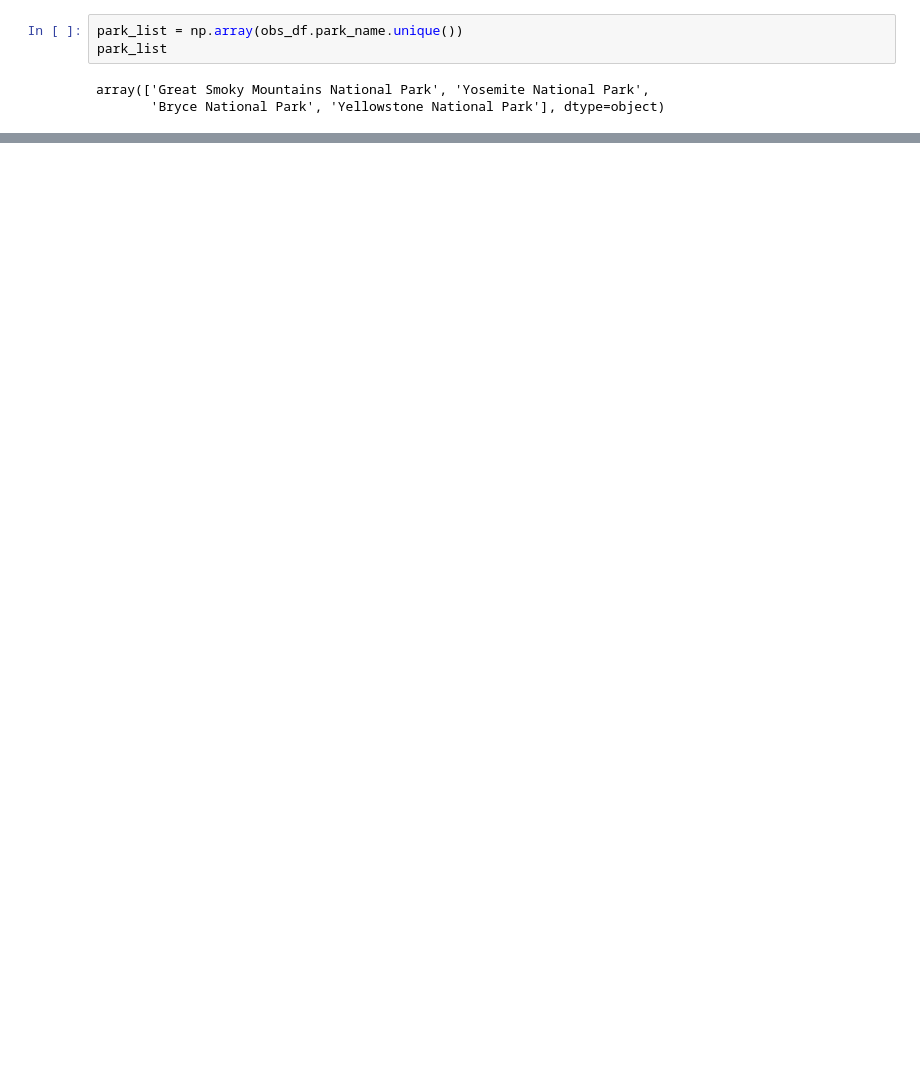
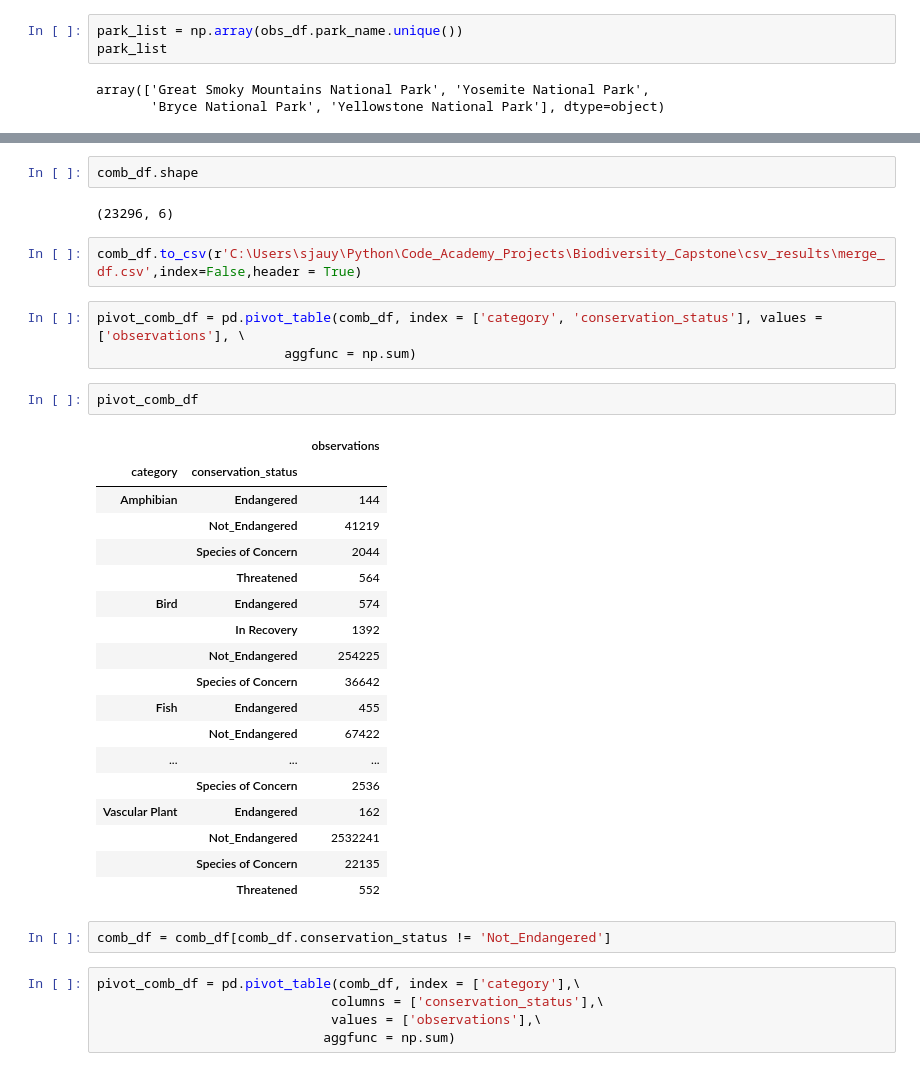
Before and after one commit to sauyeung92/Biodiversity_Capstone, a Jupyter notebook: biodiversity.ipynb, the cells around one changed output, grey strips where cells are left out. Cells and saved outputs as stored; diff of their text form; blank space fills up the shorter version.

```diff
--- a/biodiversity.ipynb
+++ b/biodiversity.ipynb
@@ -116,0 +179,37 @@ array(['Great Smoky Mountains National Park', 'Yosemite National Park',
+# %%
+comb_df.shape
+# %% [output]
+(23296, 6)
+# %%
+comb_df.to_csv(r'C:\Users\sjauy\Python\Code_Academy_Projects\Biodiversity_Capstone\csv_results\merge_df.csv',index=False,header = True)
+# %%
+pivot_comb_df = pd.pivot_table(comb_df, index = ['category', 'conservation_status'], values = ['observations'], \
+                        aggfunc = np.sum)
+# %%
+pivot_comb_df
+# %% [output]
+|  |  | observations |
+| category | conservation_status |  |
+| Amphibian | Endangered | 144 |
+|  | Not_Endangered | 41219 |
+|  | Species of Concern | 2044 |
+|  | Threatened | 564 |
+| Bird | Endangered | 574 |
+|  | In Recovery | 1392 |
+|  | Not_Endangered | 254225 |
+|  | Species of Concern | 36642 |
+| Fish | Endangered | 455 |
+|  | Not_Endangered | 67422 |
+| ... | ... | ... |
+|  | Species of Concern | 2536 |
+| Vascular Plant | Endangered | 162 |
+|  | Not_Endangered | 2532241 |
+|  | Species of Concern | 22135 |
+|  | Threatened | 552 |
+# %%
+comb_df = comb_df[comb_df.conservation_status != 'Not_Endangered']
+# %%
+pivot_comb_df = pd.pivot_table(comb_df, index = ['category'],\
+                              columns = ['conservation_status'],\
+                              values = ['observations'],\
+                             aggfunc = np.sum)
```
Also changed, not shown: parts of 34 cells of this notebook.
